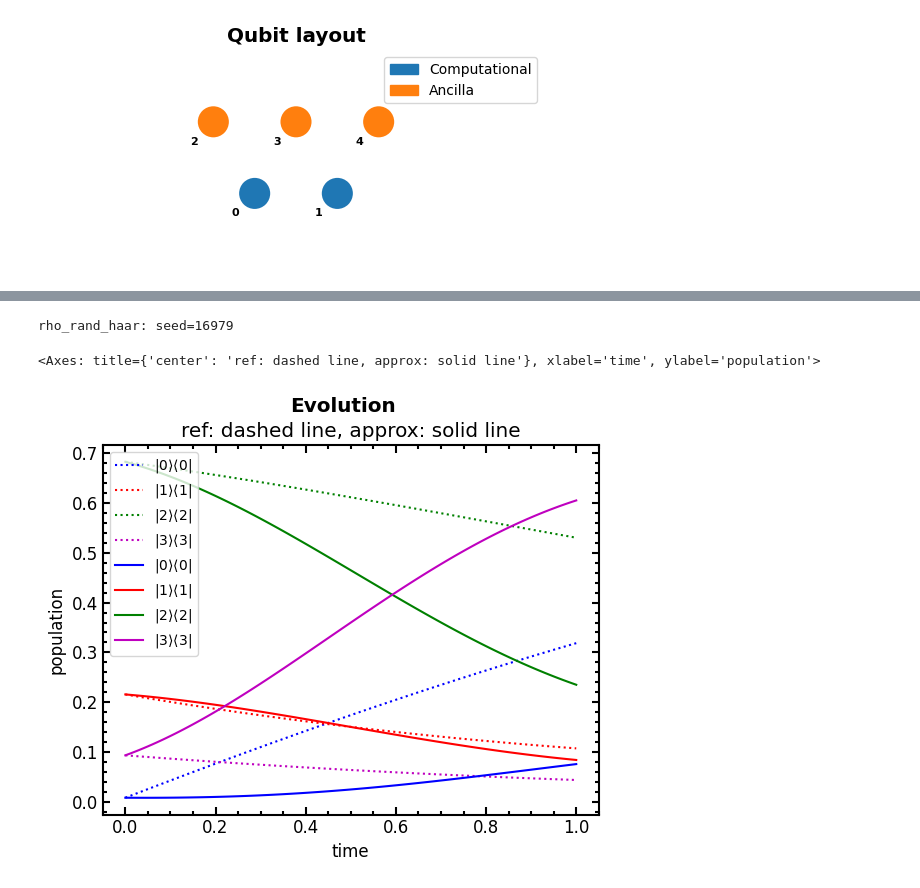
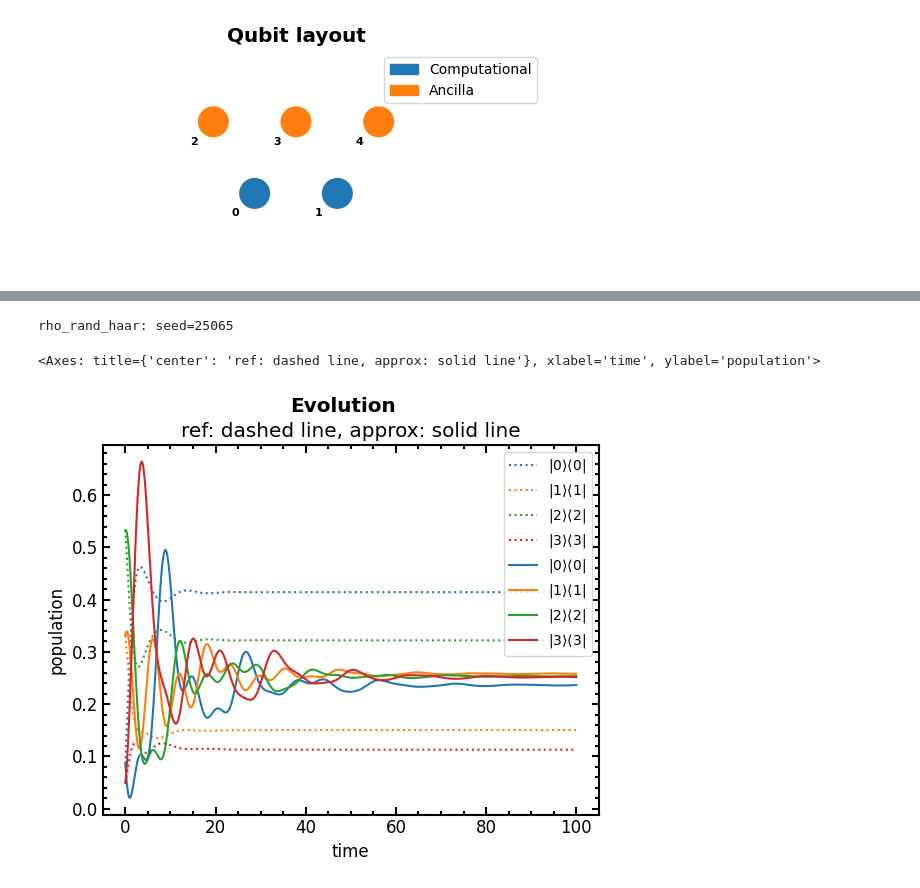
Before and after one commit to davidvrchen/quantum-channel-approximation, a Jupyter notebook: results/decay_two_qubits/losses.ipynb, the cells around one changed output, grey strips where cells are left out. Saved outputs shown, nothing was run; the diff lists cells and outputs as text; code cells hidden in the pictures.

```diff
--- a/results/decay_two_qubits/losses.ipynb
+++ b/results/decay_two_qubits/losses.ipynb
@@ -6,5 +6,5 @@ random_rho0s: setting seed=91195
 # %%
-H = create_hamiltonian(system), 0.05
+H = create_hamiltonian(system), 0.1
 # %%
 qubits = TriangularLayoutAB(m=m, cutoff=1, distance=0.9)
 operations = [("ham fix t", H), ("rz", "AB"), ("rx", "AB"), ("rz", "AB"), ("ryd ent", "")]
@@ -68,18 +58,18 @@ array([-0.23304167,  0.07925682,  0.1       ,  0.1       ,  0.1       ,
 # %%
 rho0 = rho_rand_haar(m)
 evolver = evolver_fac(circuit, theta_opt)
-rhos = evolver(100, rho0.full())
+rhos = evolver(1000, rho0.full())
 
 Os = [O.full() for O in create_observables_comp_basis(m)]
 
 ess = measure_rhos(rhos, Os)
-rho_ref_s, ts = solve_lindblad_rho0(rho0, delta_t=0.01, N=100, s=system, jump_opers=jump_oper)
+rho_ref_s, ts = solve_lindblad_rho0(rho0, delta_t=0.1, N=1000, s=system, jump_opers=jump_oper)
 e_ref_ss = measure_rhos([r.full() for r in rho_ref_s], Os)
 compare_ess((ts, ess, "approx"), (ts, e_ref_ss, "ref"), labels=comp_basis_labels(m))
 # %% [output]
-rho_rand_haar: seed=16979
+rho_rand_haar: seed=25065
 <Axes: title={'center': 'ref: dashed line, approx: solid line'}, xlabel='time', ylabel='population'>
-[figure, old version]
+[figure, new version]
 # %%
 plt.loglog(errors)
 # %% [output]
```
Also changed, not shown: parts of 4 cells of this notebook, 16 other files.
